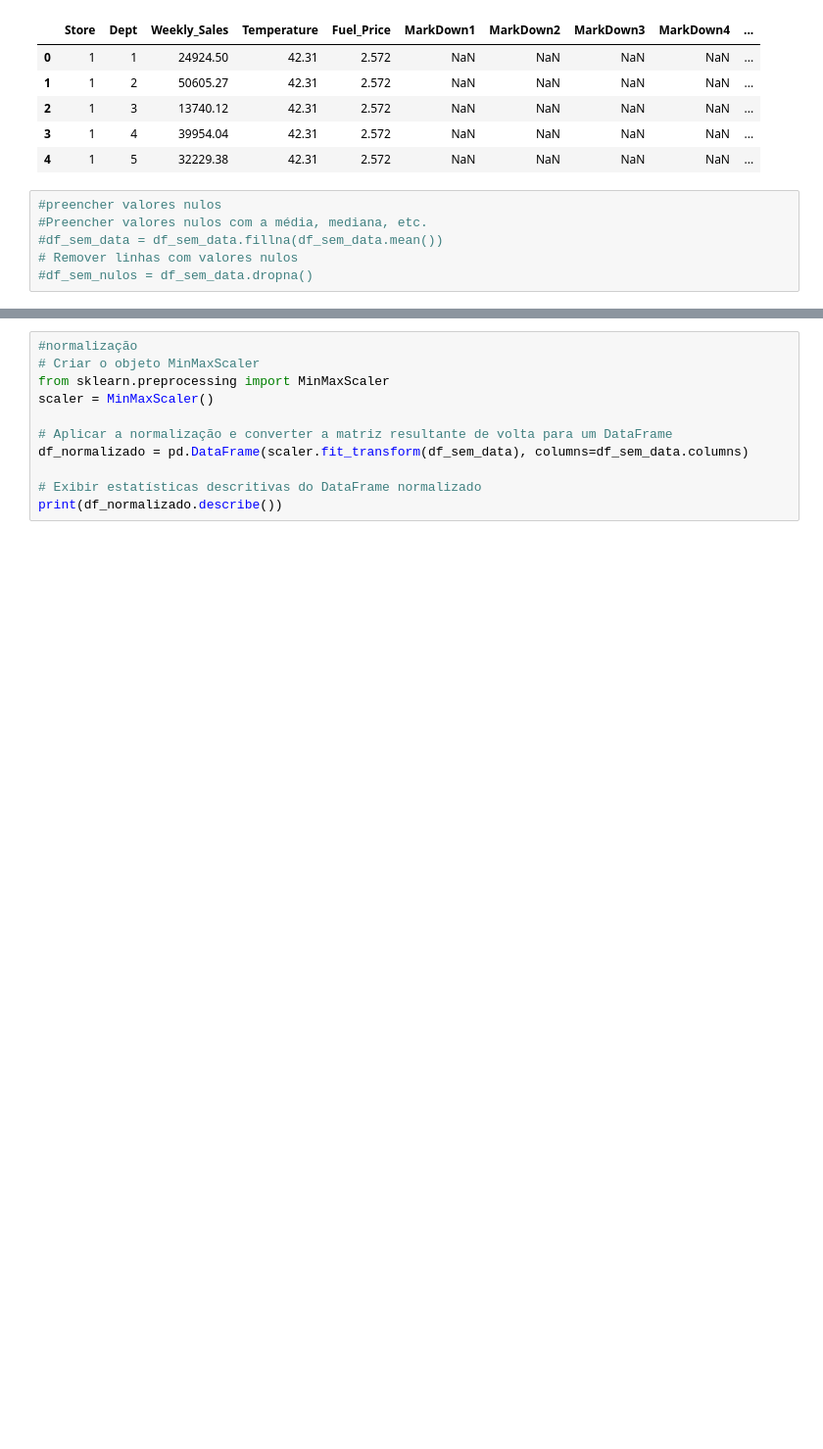
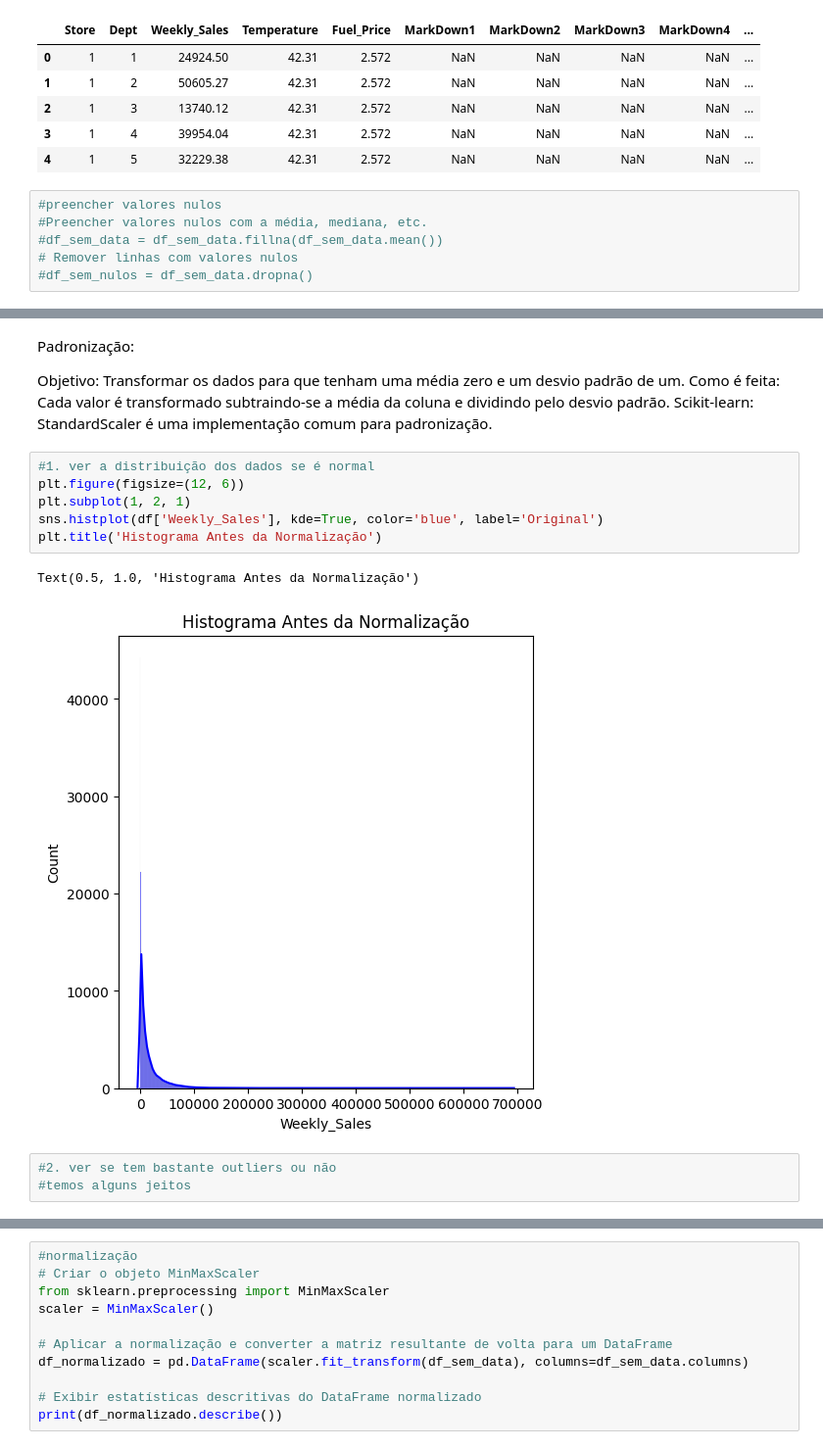
Before and after one commit to nataliaartilha/Case-IA, a Jupyter notebook: case_ia.ipynb, the cells around one changed output, grey strips where cells are left out. Shown at 98% size. Drawn from its saved outputs; the diff is of its cells as text; blank space fills up the shorter version.

```diff
--- a/case_ia.ipynb
+++ b/case_ia.ipynb
@@ -358,0 +341,18 @@ max         1.000000       1.000000
+# %% [markdown]
+Padronização:
+
+Objetivo: Transformar os dados para que tenham uma média zero e um desvio padrão de um.
+Como é feita: Cada valor é transformado subtraindo-se a média da coluna e dividindo pelo desvio padrão.
+Scikit-learn: StandardScaler é uma implementação comum para padronização.
+# %%
+#1. ver a distribuição dos dados se é normal
+plt.figure(figsize=(12, 6))
+plt.subplot(1, 2, 1)
+sns.histplot(df['Weekly_Sales'], kde=True, color='blue', label='Original')
+plt.title('Histograma Antes da Normalização')
+# %% [output]
+Text(0.5, 1.0, 'Histograma Antes da Normalização')
+[figure, added]
+# %%
+#2. ver se tem bastante outliers ou não
+#temos alguns jeitos
```
Also changed, not shown: parts of 18 cells of this notebook.
